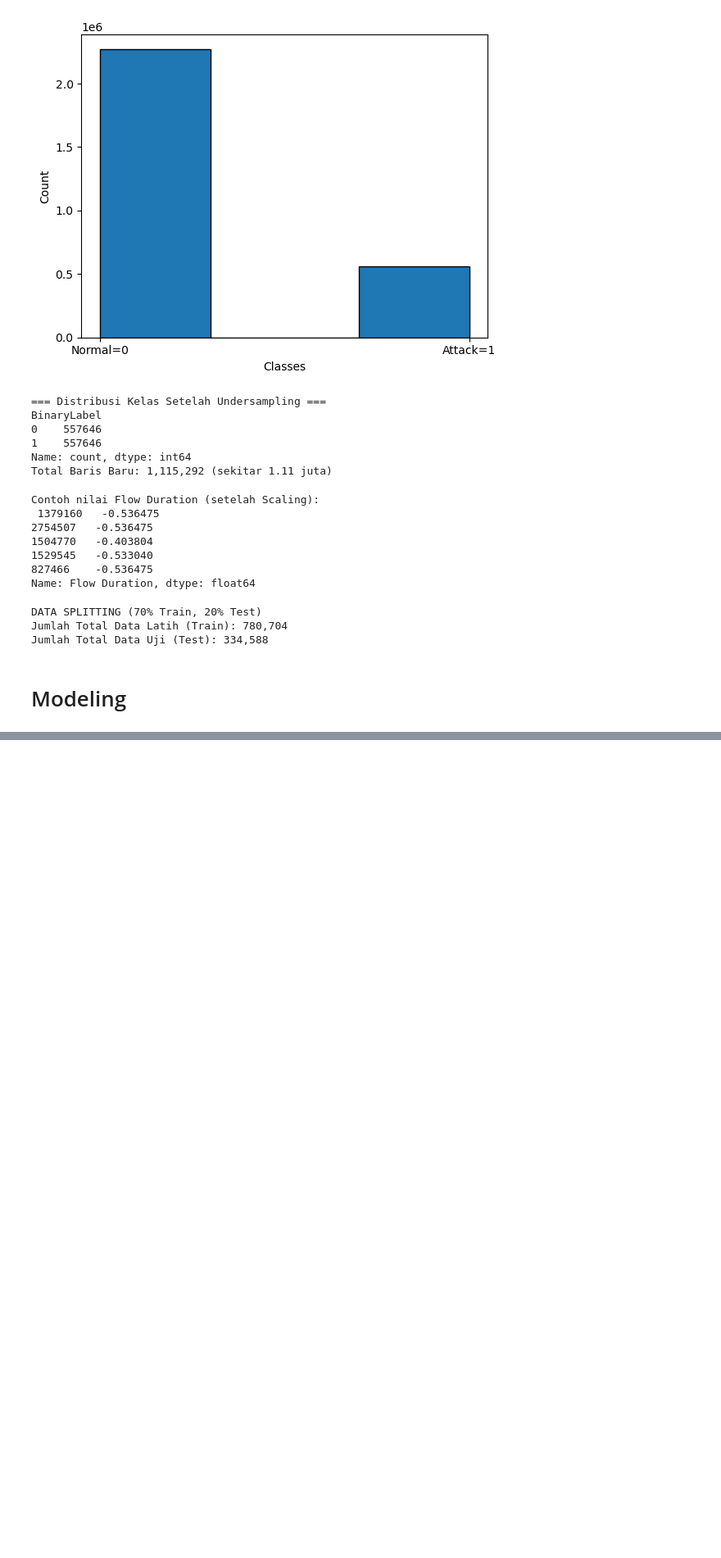
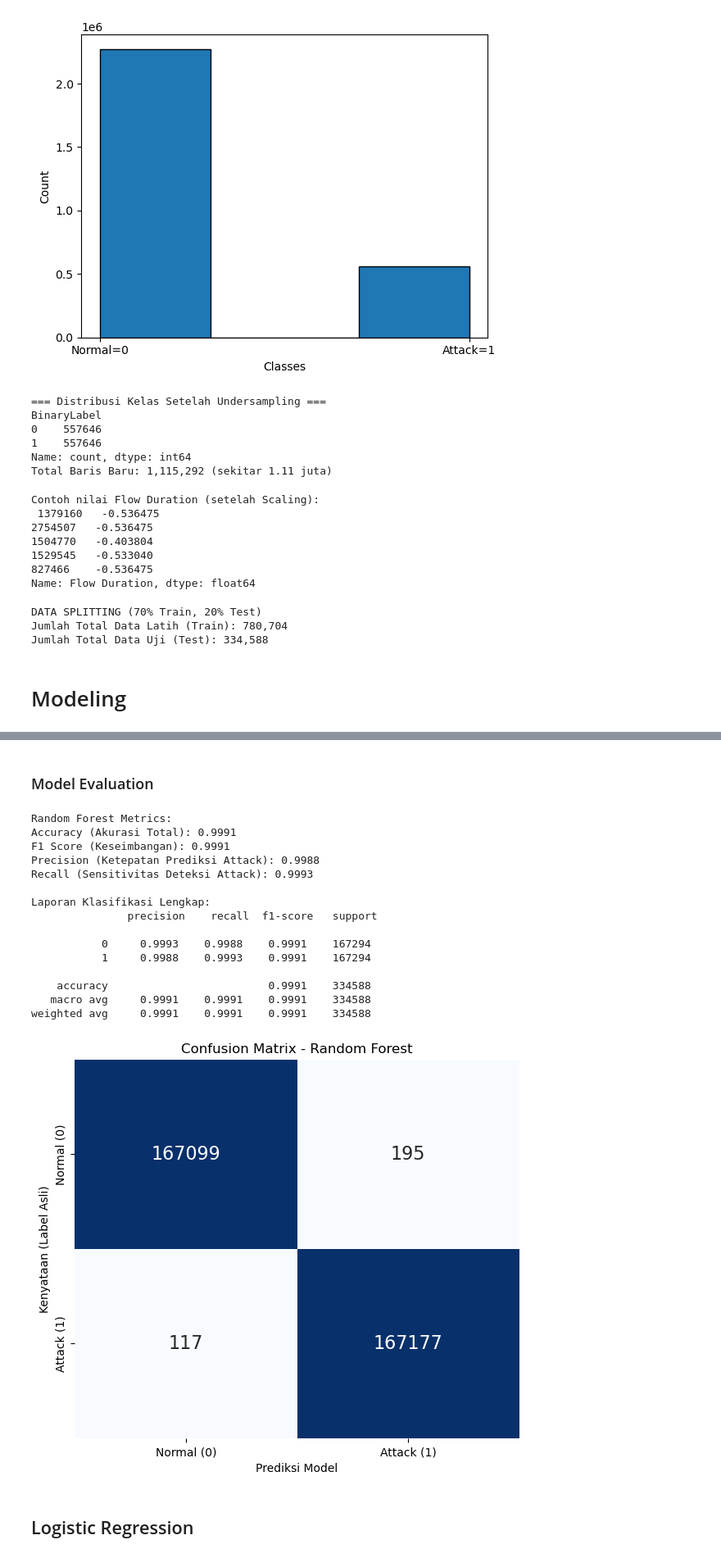
Before and after one commit to Dafalahl/IDS-Binary-Classification, a Jupyter notebook: notebook_analysis.ipynb, the cells around one changed output, grey strips where cells are left out. Shown at 82% size. Drawn from its saved outputs; the diff is of its cells as text; code cells hidden in the pictures; blank space fills up the shorter version.

```diff
--- a/notebook_analysis.ipynb
+++ b/notebook_analysis.ipynb
@@ -373,0 +395,51 @@ Jumlah Total Data Uji (Test): 334,588
+# %% [markdown]
+### Model Evaluation
+# %%
+def plot_confusion_matrix(y_true, y_pred, classes, title):
+    cm = confusion_matrix(y_true, y_pred)
+    cm_percent = cm.astype('float') / cm.sum(axis=1)[:, np.newaxis]
+    plt.figure(figsize=(7, 6))
+    sns.heatmap(cm_percent, annot=cm, fmt='d', cmap='Blues',
+                xticklabels=classes, yticklabels=classes,
+                annot_kws={"fontsize":16}, cbar=False)
+    plt.title(title)
+    plt.xlabel('Prediksi Model')
+    plt.ylabel('Kenyataan (Label Asli)')
+    plt.show()
+
+# Hitung Metrik Utama
+rf_accuracy = accuracy_score(Y_test, rf_pred)
+rf_f1 = f1_score(Y_test, rf_pred)
+rf_recall = recall_score(Y_test, rf_pred)
+rf_precision = precision_score(Y_test, rf_pred) # Hitung Precision juga
+
+# Visualisasi dan Laporan
+print('\nRandom Forest Metrics:')
+print(f'Accuracy (Akurasi Total): {rf_accuracy:.4f}')
+print(f'F1 Score (Keseimbangan): {rf_f1:.4f}')
+print(f'Precision (Ketepatan Prediksi Attack): {rf_precision:.4f}')
+print(f'Recall (Sensitivitas Deteksi Attack): {rf_recall:.4f}')
+print('\nLaporan Klasifikasi Lengkap:\n', classification_report(Y_test, rf_pred, digits=4))
+
+# Plot Confusion Matrix
+classes = ['Normal (0)', 'Attack (1)']
+plot_confusion_matrix(Y_test, rf_pred, classes, 'Confusion Matrix - Random Forest')
+# %% [output]
+Random Forest Metrics:
+Accuracy (Akurasi Total): 0.9991
+F1 Score (Keseimbangan): 0.9991
+Precision (Ketepatan Prediksi Attack): 0.9988
+Recall (Sensitivitas Deteksi Attack): 0.9993
+
+Laporan Klasifikasi Lengkap:
+               precision    recall  f1-score   support
+
+           0     0.9993    0.9988    0.9991    167294
+           1     0.9988    0.9993    0.9991    167294
+
+    accuracy                         0.9991    334588
+   macro avg     0.9991    0.9991    0.9991    334588
+weighted avg     0.9991    0.9991    0.9991    334588
+[figure, added]
+# %% [markdown]
+## Logistic Regression
```
Also changed, not shown: parts of 14 cells of this notebook.
